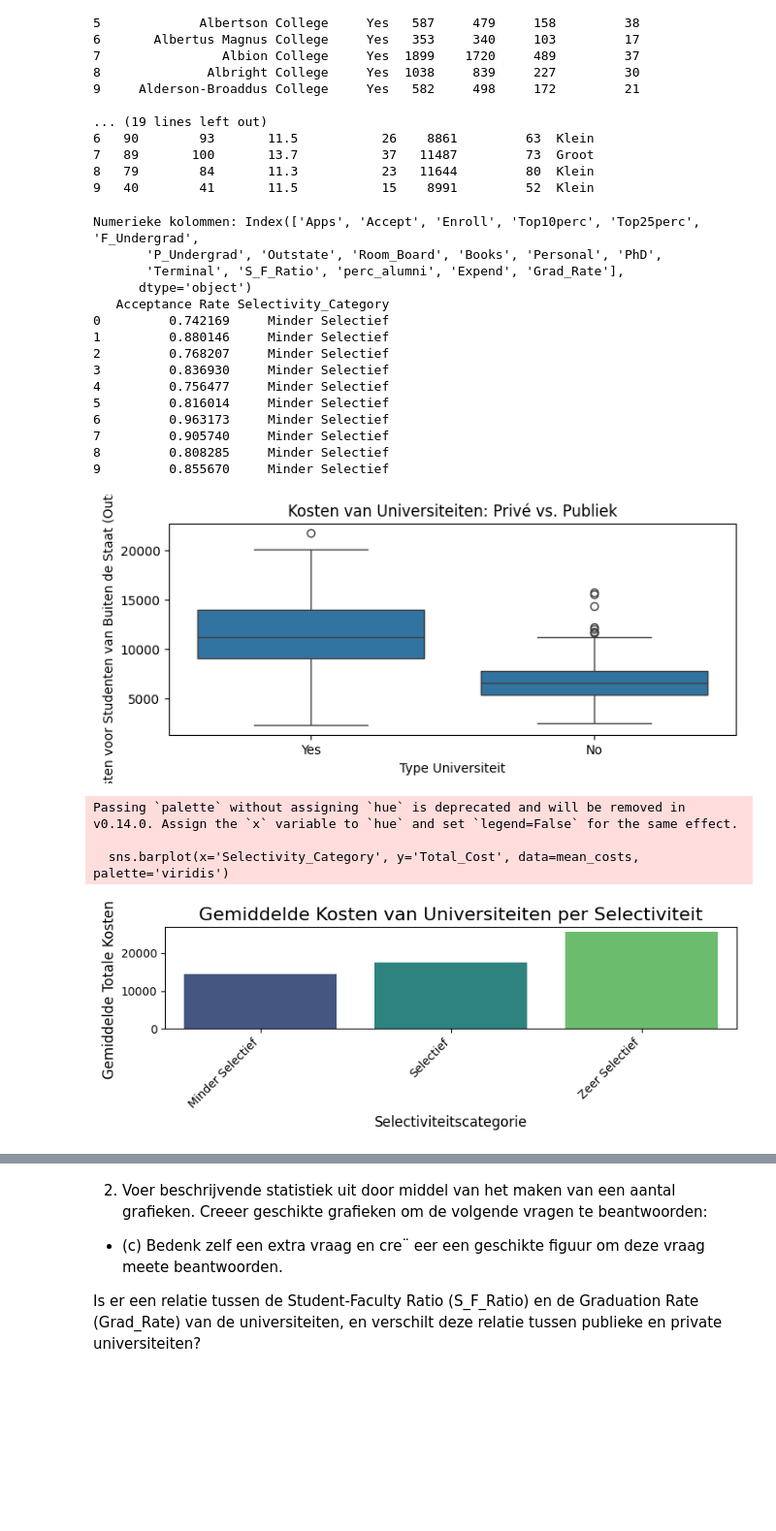
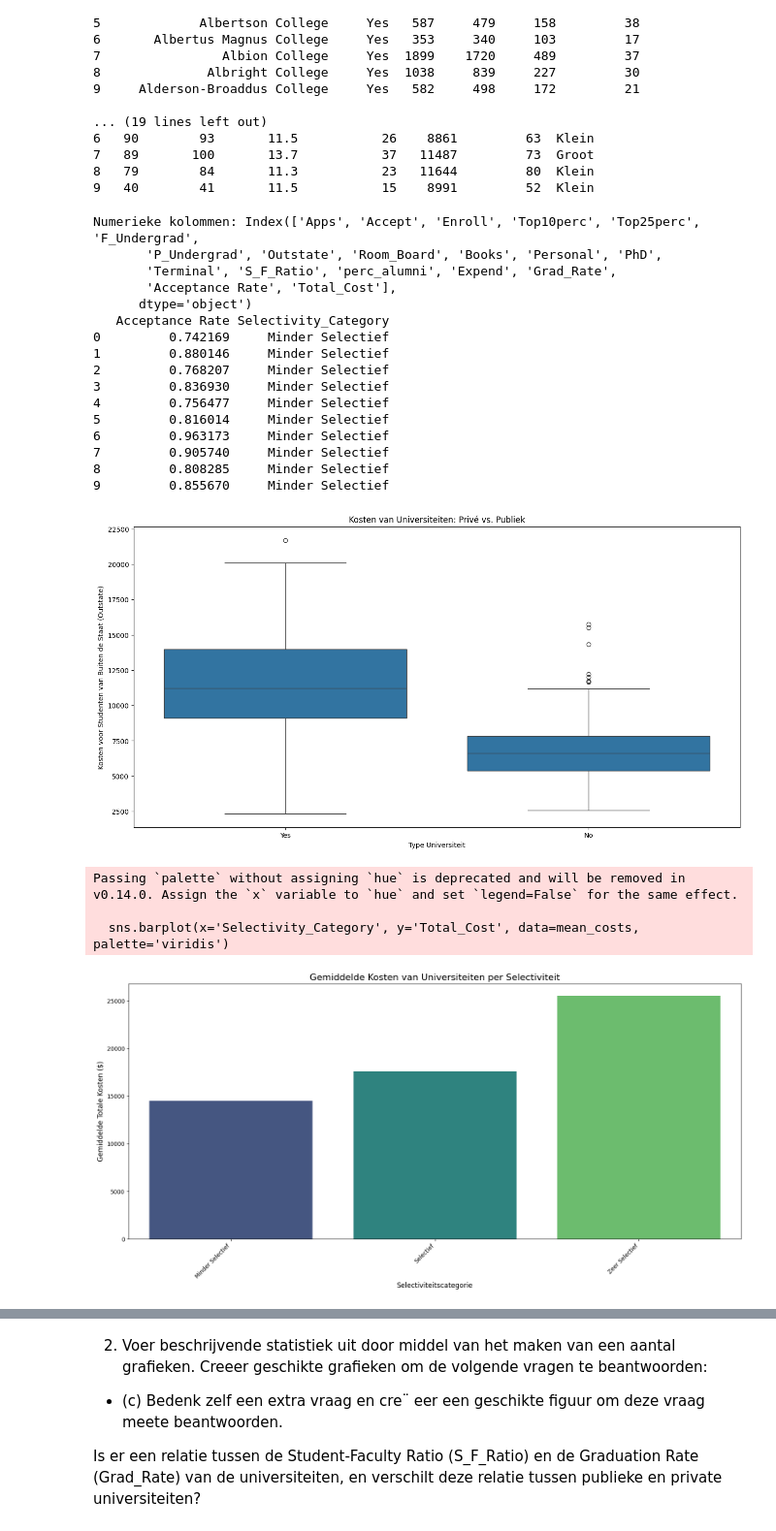
Before and after one commit to AdilVural/myPython, a Jupyter notebook: opledingCollege2026/Opdracht_StatisticsforDataScience/01_Introduction/Opdracht_1_obv_universiteitsdata.ipynb, the cells around one changed output, grey strips where cells are left out. Shown: that part at 97% size. Drawn from its saved outputs; the diff is of its cells as text; code cells hidden in the pictures; blank space fills up the shorter version.

```diff
--- a/opledingCollege2026/Opdracht_StatisticsforDataScience/01_Introduction/Opdracht_1_obv_universiteitsdata.ipynb
+++ b/opledingCollege2026/Opdracht_StatisticsforDataScience/01_Introduction/Opdracht_1_obv_universiteitsdata.ipynb
@@ -229,7 +229,7 @@ df['Selectivity_Category'] = df.apply(categorize_selectivity, axis=1)
 print(df[['Acceptance Rate', 'Selectivity_Category']].head(10))  # Print de eerste 10 rijen van de nieuwe kolom
 
 # Een boxplot om de kosten van private versus publieke universiteiten te vergelijken
-plt.figure(figsize=(8, 3))
+plt.figure(figsize=(16, 8))
 sns.boxplot(x='Private', y='Outstate', data=df)
 plt.title('Kosten van Universiteiten: Privé vs. Publiek')
 plt.ylabel('Kosten voor Studenten van Buiten de Staat (Outstate)')
@@ -245,7 +245,7 @@ mean_costs = df.groupby('Selectivity_Category')['Total_Cost'].mean().reset_index
 #print(mean_costs)
 
 # Plot de gemiddelde kosten per categorie
-plt.figure(figsize=(8, 3))
+plt.figure(figsize=(16, 8))
 sns.barplot(x='Selectivity_Category', y='Total_Cost', data=mean_costs, palette='viridis')
 plt.title('Gemiddelde Kosten van Universiteiten per Selectiviteit', fontsize=16)
 plt.ylabel('Gemiddelde Totale Kosten ($)', fontsize=12)
@@ -260,7 +260,7 @@ median_costs = df.groupby('Selectivity_Category')['Total_Cost'].median().reset_i
 print("Mediaan Kosten per Selectiviteitscategorie:")
 print(median_costs)
 # Plot de mediaan kosten per categorie
-plt.figure(figsize=(8, 3))
+plt.figure(figsize=(16, 8))
 sns.barplot(x='Selectivity_Category', y='Total_Cost', data=median_costs, palette='magma')
 plt.title('Mediaan Kosten van Universiteiten per Selectiviteit', fontsize=16)
 plt.ylabel('Mediaan Totale Kosten ($)', fontsize=12)
@@ -270,7 +270,7 @@ plt.tight_layout()
 plt.show()
 
 # Extra vraag: Is er een verband tussen de grootte van de universiteit en de acceptatiegraad?
-plt.figure(figsize=(10, 6))
+plt.figure(figsize=(16, 8))
 sns.scatterplot(x='Enroll', y='Acceptance Rate', hue='Private', data=df, alpha=0.7)
 plt.title('Verband tussen Grootte van de Universiteit en Acceptatiegraad')
 plt.xlabel('Aantal Nieuwe Studenten Ingeschreven (Enroll)')
@@ -281,43 +281,43 @@ plt.show()
 #conclusie:
 
 conclusie = """
-Deze analyse heeft onderzocht of selectieve universiteiten duurder zijn dan minder selectieve universiteiten.
 De selectiviteit is bepaald op basis van de 'Acceptance_Rate', terwijl de totale kosten zijn berekend als de som van collegegeld voor buiten de staat ('Outstate') en kamer- en boardkosten ('Room_Board').
 Uit de resultaten blijkt een algemene trend: de mediaan van de totale kosten is hoger voor 'Zeer Selectieve' universiteiten dan voor 'Minder Selectieve' universiteiten.
 """
 # Voeg specifieke data aan de conclusie toe
 zeer_selectief_mediaan = median_costs[median_costs['Selectivity_Category'] == 'Zeer Selectief']['Total_Cost'].values[0]
 minder_selectief_mediaan = median_costs[median_costs['Selectivity_Category'] == 'Minder Selectief']['Total_Cost'].values[0]
 conclusie += f"Zo bedragen de mediaan totale kosten voor 'Zeer Selectieve' universiteiten ${zeer_selectief_mediaan:,.2f}, terwijl deze voor 'Minder Selectieve' universiteiten ${minder_selectief_mediaan:,.2f} is.\n"
 conclusie += """
 Ondanks deze algemene trend zijn er uitzonderingen. Sommige minder selectieve universiteiten hebben hogere kosten dan bepaalde selectieve universiteiten.
 Dit duidt erop dat andere factoren, zoals locatie en type instelling, ook een rol spelen.
 Selectievere universiteiten kunnen hogere kosten vragen door hun reputatie, unieke programma’s en betere faciliteiten.
 Het onderzoeken van financiële steun en beurzen kan dit beeld veranderen. Ook andere variabelen kunnen gebruikt worden om de selectiviteit mee te meten.
 """
 print("\nConclusie:")
 print(conclusie)
 # %% [output]
 Numerieke kolommen: Index(['Apps', 'Accept', 'Enroll', 'Top10perc', 'Top25perc', 'F_Undergrad',
        'P_Undergrad', 'Outstate', 'Room_Board', 'Books', 'Personal', 'PhD',
-       'Terminal', 'S_F_Ratio', 'perc_alumni', 'Expend', 'Grad_Rate'],
+       'Terminal', 'S_F_Ratio', 'perc_alumni', 'Expend', 'Grad_Rate',
+       'Acceptance Rate', 'Total_Cost'],
       dtype='object')
    Acceptance Rate Selectivity_Category
 0         0.742169     Minder Selectief
 1         0.880146     Minder Selectief
 2         0.768207     Minder Selectief
 3         0.836930     Minder Selectief
 4         0.756477     Minder Selectief
 5         0.816014     Minder Selectief
 6         0.963173     Minder Selectief
 7         0.905740     Minder Selectief
 8         0.808285     Minder Selectief
 9         0.855670     Minder Selectief
-[figure, old version]
+[figure, new version]
 Passing `palette` without assigning `hue` is deprecated and will be removed in v0.14.0. Assign the `x` variable to `hue` and set `legend=False` for the same effect.
 
   sns.barplot(x='Selectivity_Category', y='Total_Cost', data=mean_costs, palette='viridis')
-[figure, old version]
+[figure, new version]
 Mediaan Kosten per Selectiviteitscategorie:
   Selectivity_Category  Total_Cost
 0     Minder Selectief     14060.0
```
Also changed, not shown: parts of 12 cells of this notebook.
